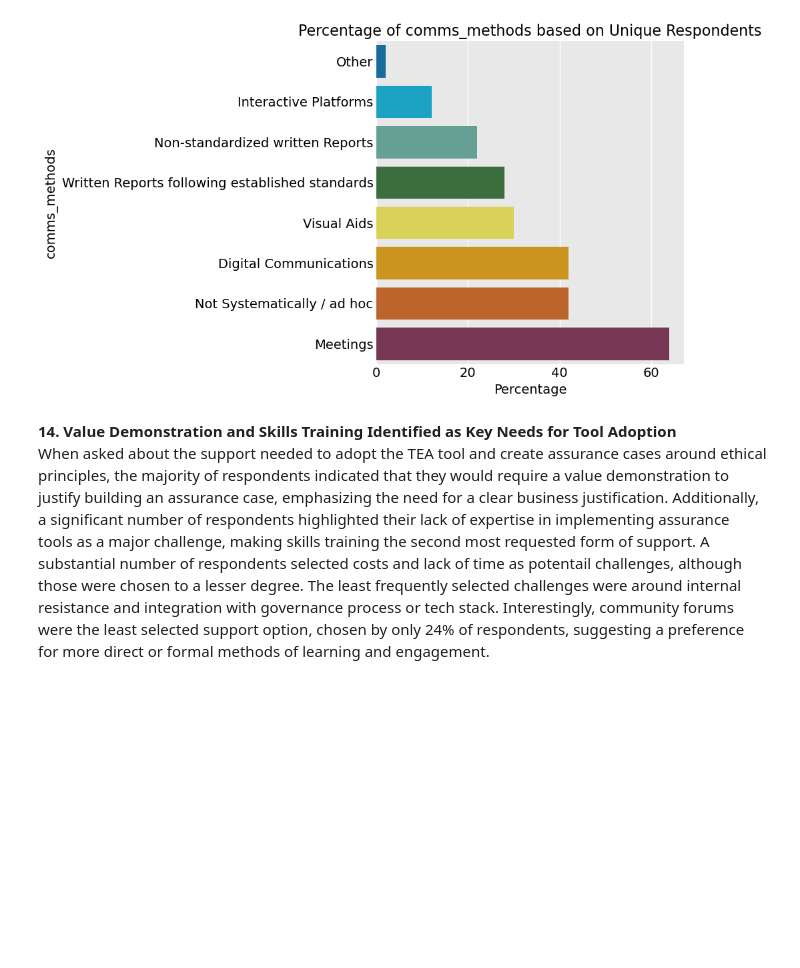
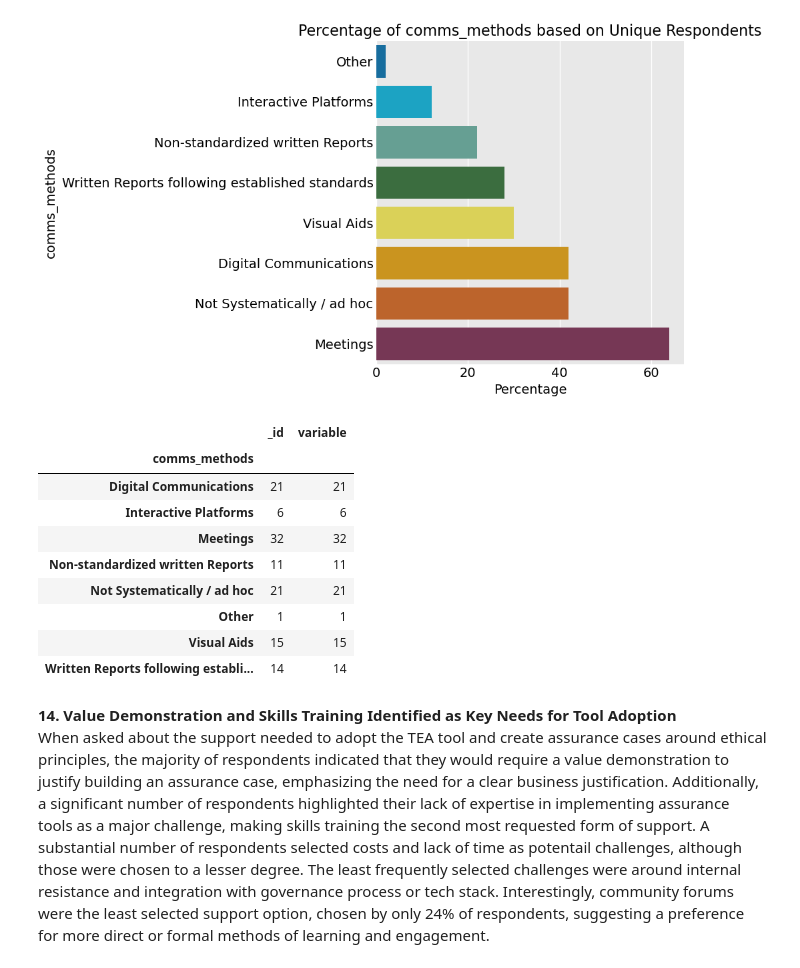
Before and after one commit to alan-turing-institute/teadt-community-survey, a Jupyter notebook: Survey Reports/tea_survey_narrative_report.ipynb, the cells around one changed output. Drawn from its saved outputs; the diff is of its cells as text; code cells hidden in the pictures; blank space fills up the shorter version.

```diff
--- a/data_analysis/tea_survey_narrative_report.ipynb
+++ b/Survey Reports/tea_survey_narrative_report.ipynb
@@ -1334,6 +1339,19 @@ barplot(x_new, 'comms_methods',palette=mycolor,outfile='report_plots/comms.svg')
 # %% [output]
 Passing `palette` without assigning `hue` is deprecated and will be removed in v0.14.0. Assign the `y` variable to `hue` and set `legend=False` for the same effect.
 [figure]
+# %%
+x_new.groupby('comms_methods').count()
+# %% [output]
+|  | _id | variable |
+| comms_methods |  |  |
+| Digital Communications | 21 | 21 |
+| Interactive Platforms | 6 | 6 |
+| Meetings | 32 | 32 |
+| Non-standardized written Reports | 11 | 11 |
+| Not Systematically / ad hoc | 21 | 21 |
+| Other | 1 | 1 |
+| Visual Aids | 15 | 15 |
+| Written Reports following establi... | 14 | 14 |
 # %% [markdown]
 **14. Value Demonstration and Skills Training Identified as Key Needs for Tool Adoption**
 When asked about the support needed to adopt the TEA tool and create assurance cases around ethical principles, the majority of respondents indicated that they would require a value demonstration to justify building an assurance case, emphasizing the need for a clear business justification. Additionally, a significant number of respondents highlighted their lack of expertise in implementing assurance tools as a major challenge, making skills training the second most requested form of support. A substantial number of respondents selected costs and lack of time as potentail challenges, although those were chosen to a lesser degree. The least frequently selected challenges were around internal resistance and integration with governance process or tech stack. Interestingly, community forums were the least selected support option, chosen by only 24% of respondents, suggesting a preference for more direct or formal methods of learning and engagement.
```
Also changed, not shown: parts of 2 cells of this notebook, 47 other files.
